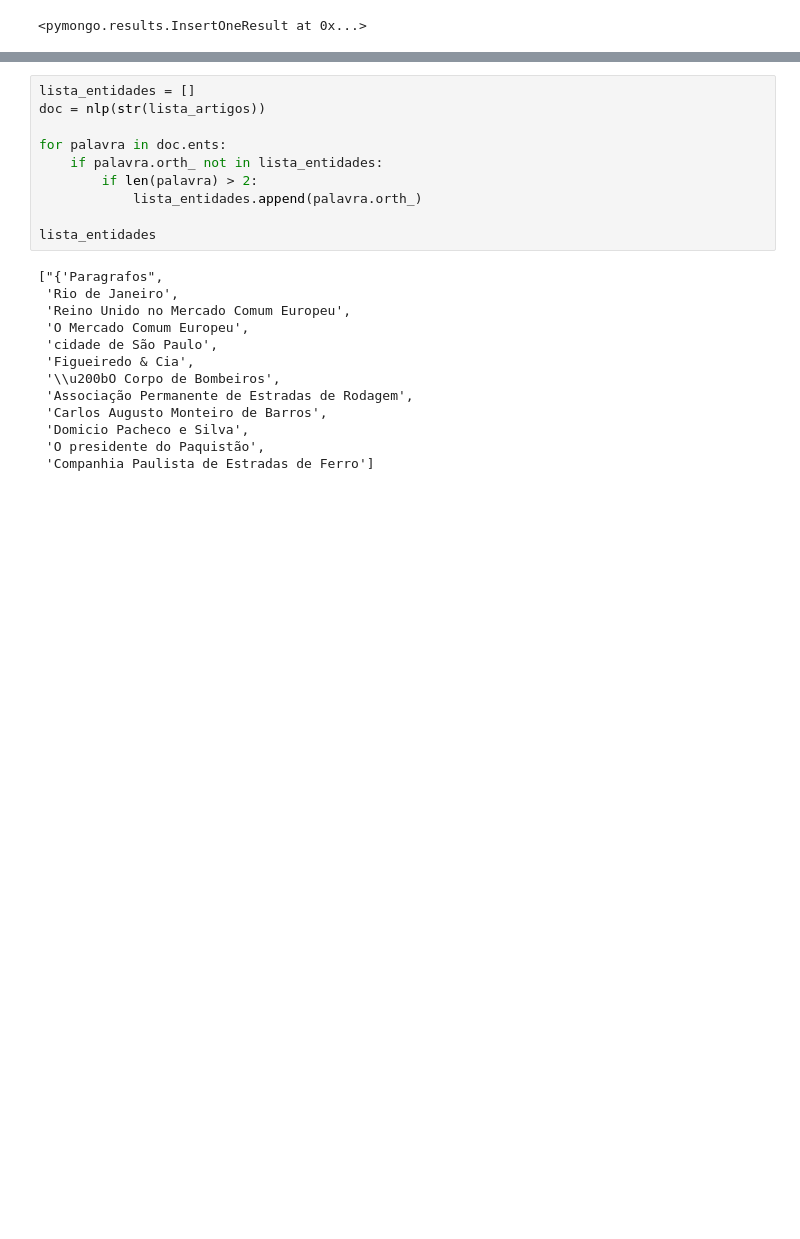
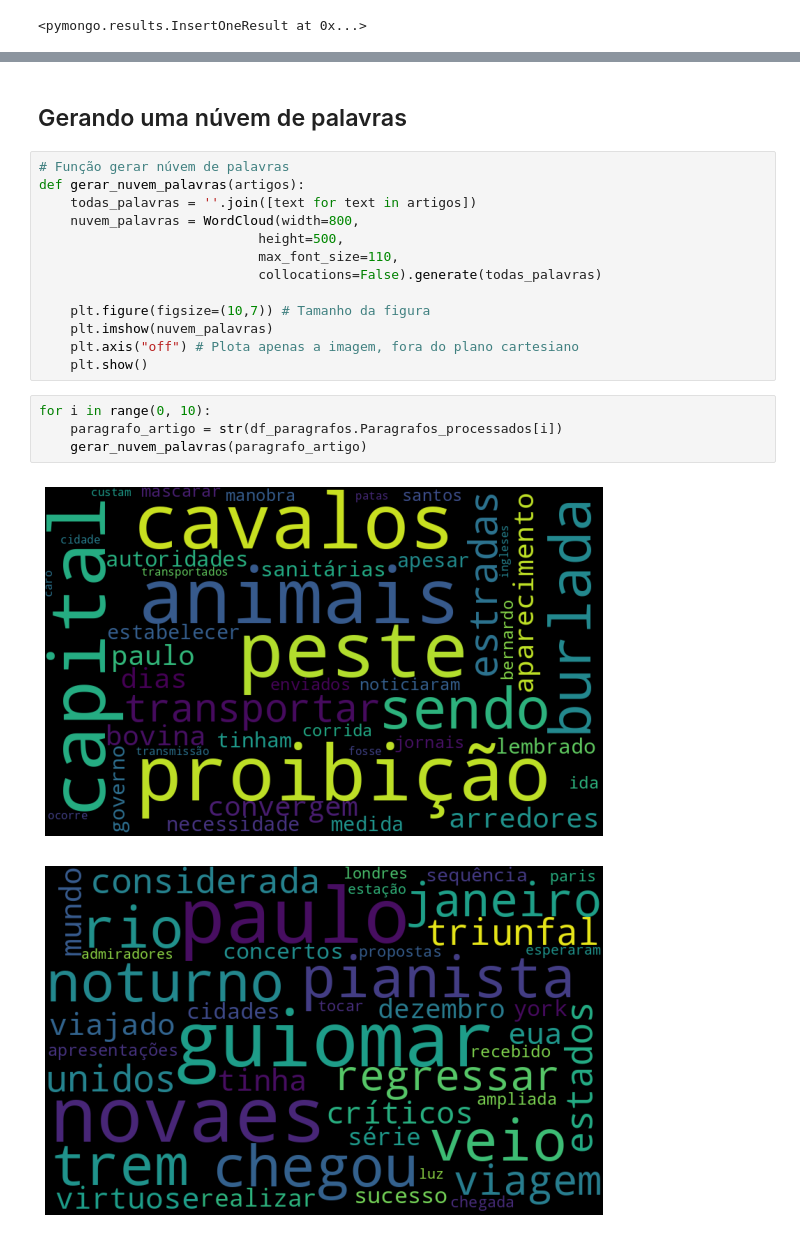
Before and after one commit to azraelgarden/avaliacao-sprint-3, a Jupyter notebook: main.ipynb, the cells around one changed output, grey strips where cells are left out. Cells and saved outputs as stored; diff of their text form; blank space fills up the shorter version.

Commit message:
Gerando uma núvem de palavras com cada artigo

```diff
--- a/main.ipynb
+++ b/main.ipynb
@@ -142,23 +142,22 @@ lista_entidades
-# %%
-lista_entidades = []
-doc = nlp(str(lista_artigos))
-
-for palavra in doc.ents:
-    if palavra.orth_ not in lista_entidades:
-        if len(palavra) > 2:
-            lista_entidades.append(palavra.orth_)
-
-lista_entidades
-# %% [output]
-["{'Paragrafos",
- 'Rio de Janeiro',
- 'Reino Unido no Mercado Comum Europeu',
- 'O Mercado Comum Europeu',
- 'cidade de São Paulo',
- 'Figueiredo & Cia',
- '\\u200bO Corpo de Bombeiros',
- 'Associação Permanente de Estradas de Rodagem',
- 'Carlos Augusto Monteiro de Barros',
- 'Domicio Pacheco e Silva',
- 'O presidente do Paquistão',
- 'Companhia Paulista de Estradas de Ferro']
+# %% [markdown]
+## Gerando uma núvem de palavras
+# %%
+# Função gerar núvem de palavras
+def gerar_nuvem_palavras(artigos):
+    todas_palavras = ''.join([text for text in artigos])
+    nuvem_palavras = WordCloud(width=800,
+                            height=500,
+                            max_font_size=110,
+                            collocations=False).generate(todas_palavras)
+
+    plt.figure(figsize=(10,7)) # Tamanho da figura
+    plt.imshow(nuvem_palavras)
+    plt.axis("off") # Plota apenas a imagem, fora do plano cartesiano
+    plt.show()
+# %%
+for i in range(0, 10):
+    paragrafo_artigo = str(df_paragrafos.Paragrafos_processados[i])
+    gerar_nuvem_palavras(paragrafo_artigo)
+# %% [output]
+[figure, added]
+[figure, added]
```
Also changed, not shown: parts of 3 cells of this notebook.
